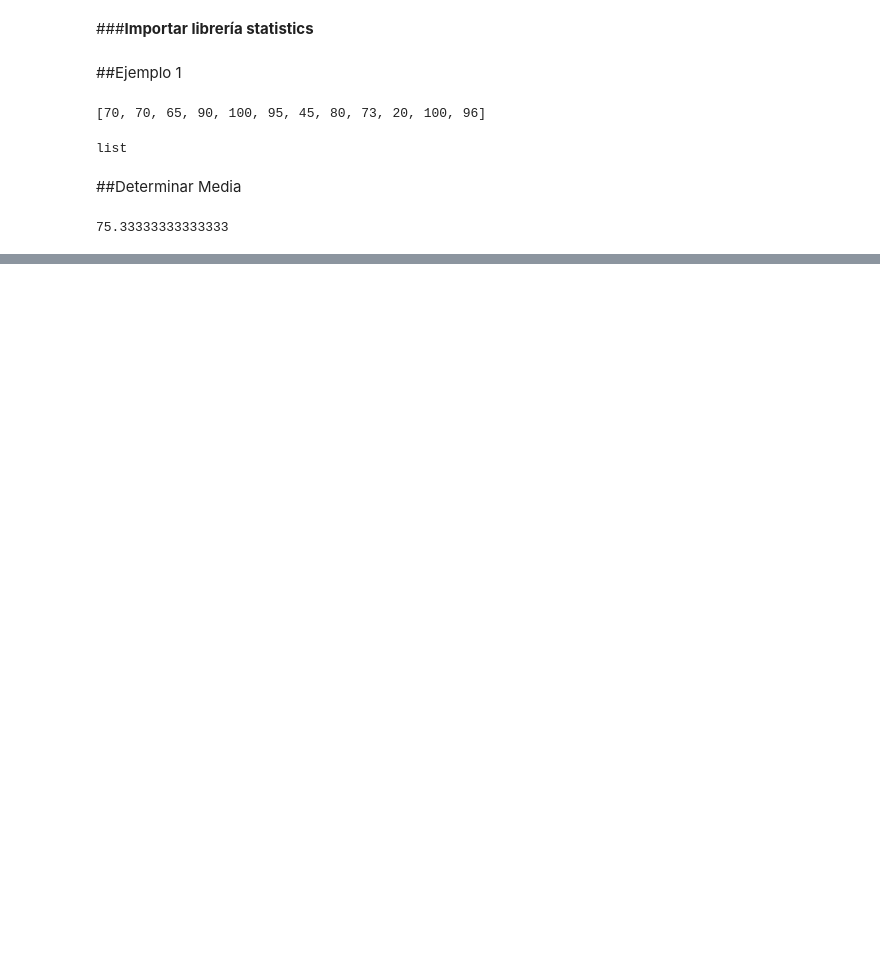
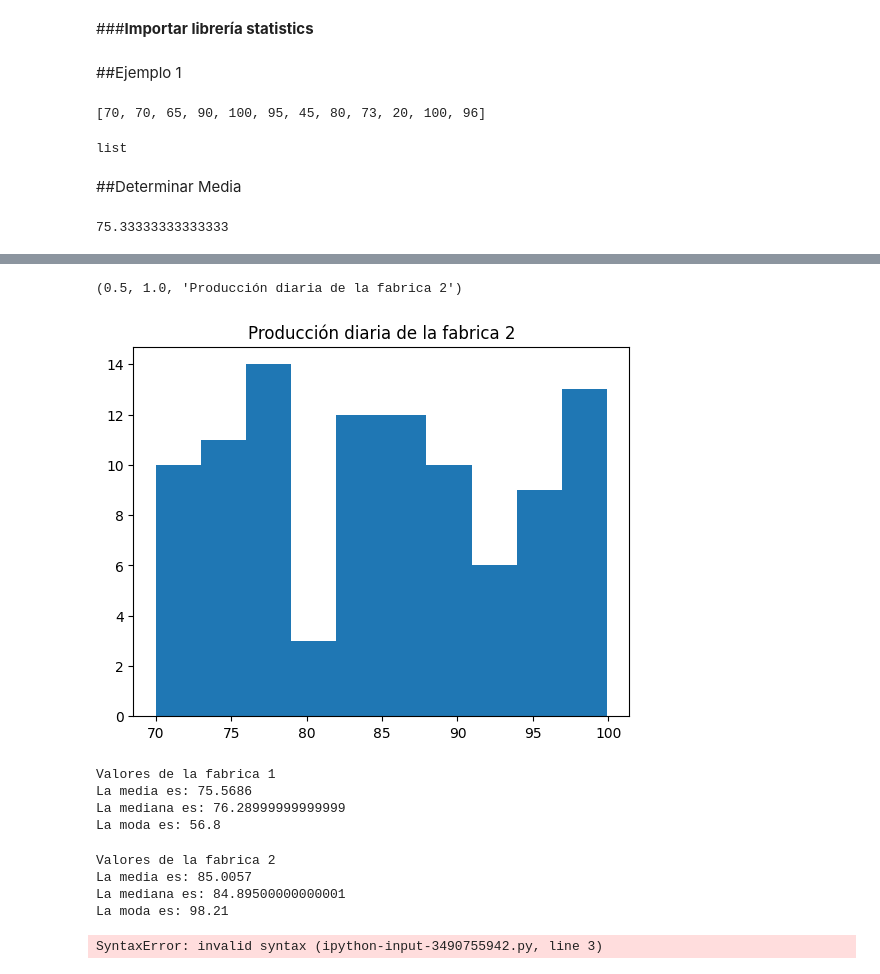
Before and after one commit to 25041001-cloud/Probabilidad, a Jupyter notebook: Unidad1/Practica_1.ipynb, the cells around one changed output, grey strips where cells are left out. Saved outputs shown, nothing was run; the diff lists cells and outputs as text; code cells hidden in the pictures; blank space fills up the shorter version.

```diff
--- a/Unidad1/Practica_1.ipynb
+++ b/Unidad1/Practica_1.ipynb
@@ -40,0 +127,47 @@ print(promedio2)
+# %%
+plt.hist(fabrica2)
+plt.title('Producción diaria de la fabrica 2')
+
+(0.5, 1.0, 'Producción diaria de la fabrica 2')
+# %% [output]
+(0.5, 1.0, 'Producción diaria de la fabrica 2')
+[figure, added]
+# %%
+#calcular media mediana y moda de la fabrica 1
+media1=mean(fabrica1)
+mediana1=median(fabrica1)
+moda1=mode(fabrica1)
+
+print("Valores de la fabrica 1")
+print('La media es:',media1)
+print('La mediana es:',mediana1)
+print('La moda es:',moda1)
+# %% [output]
+Valores de la fabrica 1
+La media es: 75.5686
+La mediana es: 76.28999999999999
+La moda es: 56.8
+# %%
+#calcular media mediana y moda de la fabrica 2
+media2=mean(fabrica2)
+mediana2=median(fabrica2)
+moda2=mode(fabrica2)
+
+print("Valores de la fabrica 2")
+print('La media es:',media2)
+print('La mediana es:',mediana2)
+print('La moda es:',moda2)
+# %% [output]
+Valores de la fabrica 2
+La media es: 85.0057
+La mediana es: 84.89500000000001
+La moda es: 98.21
+# %%
+#generar 2 sobplot de 1 renglon por 2 columnas para desplegar los 2 histogramas
+#una al lado de la otra
+fig. (ax1, ax2)=plt.subplots(nrows=1, ncols=2, figsize=(10,5))
+ax1.hist(fabrica1)
+ax2.hist(fabrica2)
+plt.show()
+# %% [output]
+SyntaxError: invalid syntax (ipython-input-3490755942.py, line 3)
```
Also changed, not shown: parts of 17 cells of this notebook.
